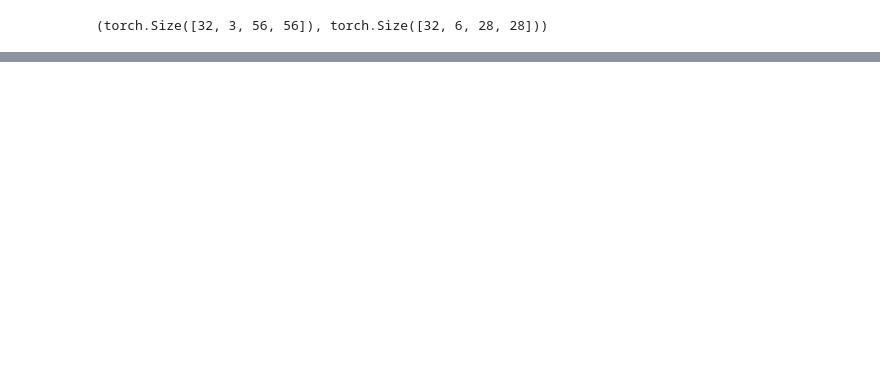
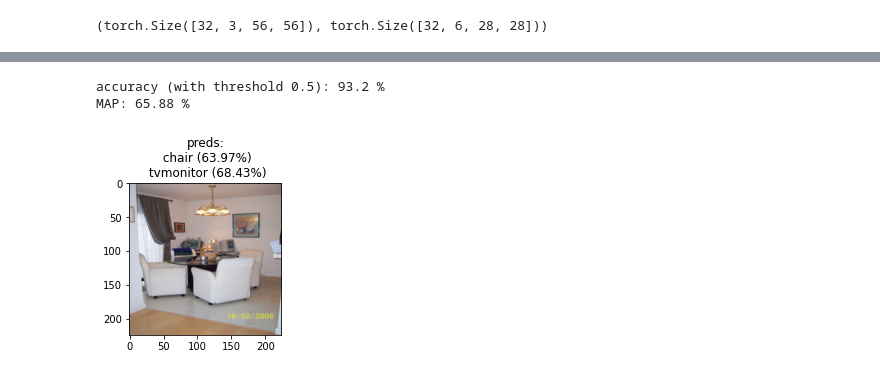
Before and after one commit to umarikkar/DL-separable, a Jupyter notebook: dl_separable.ipynb, the cells around one changed output, grey strips where cells are left out. Cells and saved outputs as stored; diff of their text form; code cells hidden in the pictures; blank space fills up the shorter version.

```diff
--- a/dl_separable.ipynb
+++ b/dl_separable.ipynb
@@ -239,0 +276,4 @@ torch.Size([32, 512, 49])
+# %%
+device = (torch.device('cuda') if torch.cuda.is_available()
+          else torch.device('cpu'))
+print(f"Training on device {device}.")
@@ -239,0 +405,13 @@ torch.Size([32, 512, 49])
+# %%
+trained_model = SepNet()
+optimiser = optim.Adam(trained_model.parameters(), lr=1e-3)
+epoch=20
+
+path = os.path.join(os.getcwd(), 'checkpoints', 'SepNet_ep_' + str(epoch) + '_checkpoint.pt')
+
+checkpoint = torch.load(path)
+trained_model.load_state_dict(checkpoint['model'])
+optimiser.load_state_dict(checkpoint['optimizer'])
+epoch = checkpoint['epoch']
+
+trained_model.eval()
@@ -239,0 +474,27 @@ torch.Size([32, 512, 49])
+# %%
+trained_model.to(device=device)
+val_loader = DataLoader(VOC_val, batch_size=128, shuffle=False)
+
+Evaluate(trained_model, val_loader=val_loader)
+# %% [output]
+accuracy (with threshold 0.5): 93.2 %
+MAP: 65.88 %
+# %%
+img_, lbl_ = VOC_val[random.randint(0, len(VOC_val))]
+
+logits = trained_model(img_.unsqueeze(0).to(device=device))
+
+lbl = torch.where(lbl_==1)[0]
+label = "preds:\n "
+for idx, num in enumerate(lbl):
+    if idx!=0:
+        label += "\n "
+    label += class_labels[int(num)] + ' (' + str(round(float(100*logits[int(num)]), 2)) + '%)'
+
+plt.figure()
+plt.subplot(121)
+plt.imshow(img_.permute(1,2,0)*torch.tensor(std) + torch.tensor(mean))
+plt.title(label)
+plt.show()
+# %% [output]
+[figure, added]
```
Also changed, not shown: parts of 22 cells of this notebook, 6 other files.
